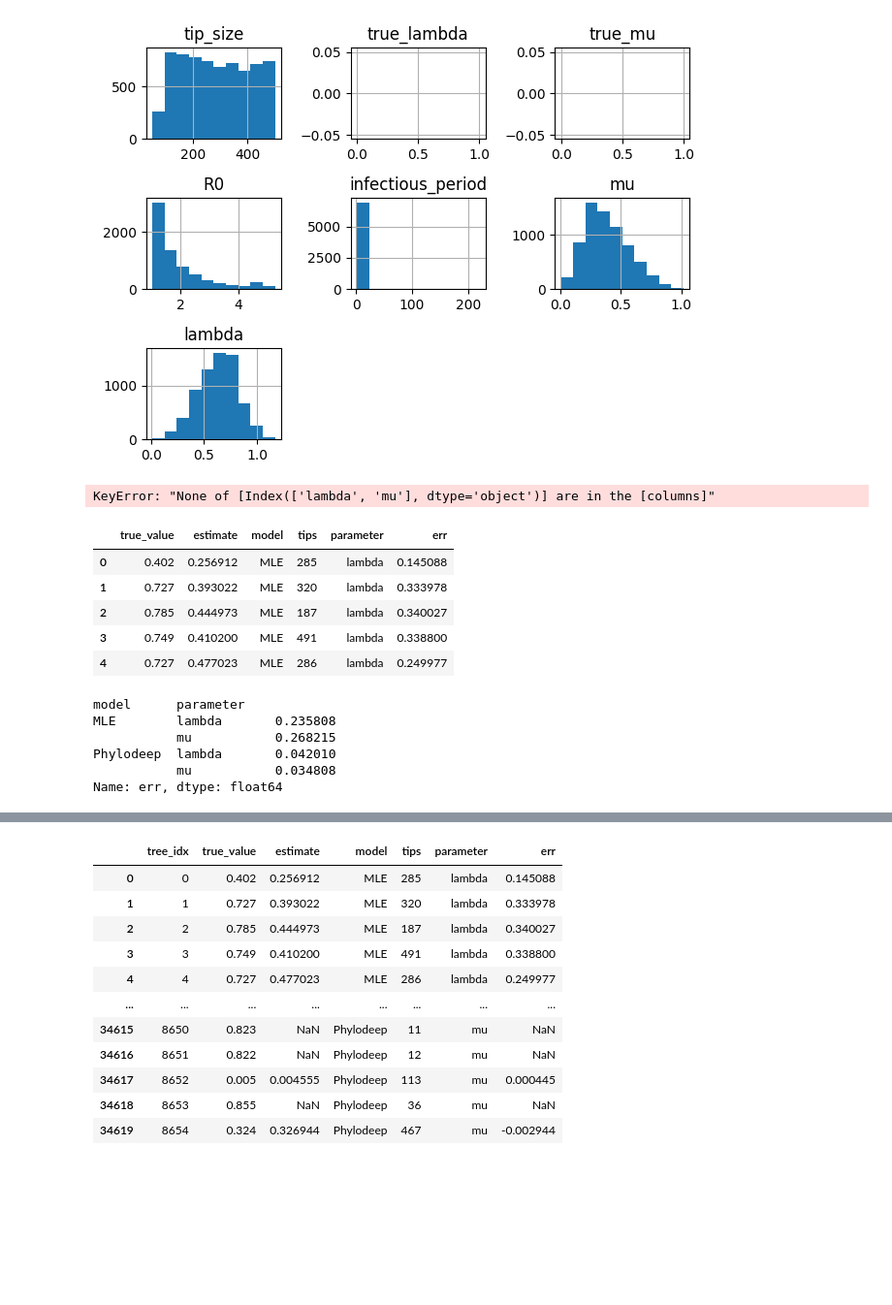
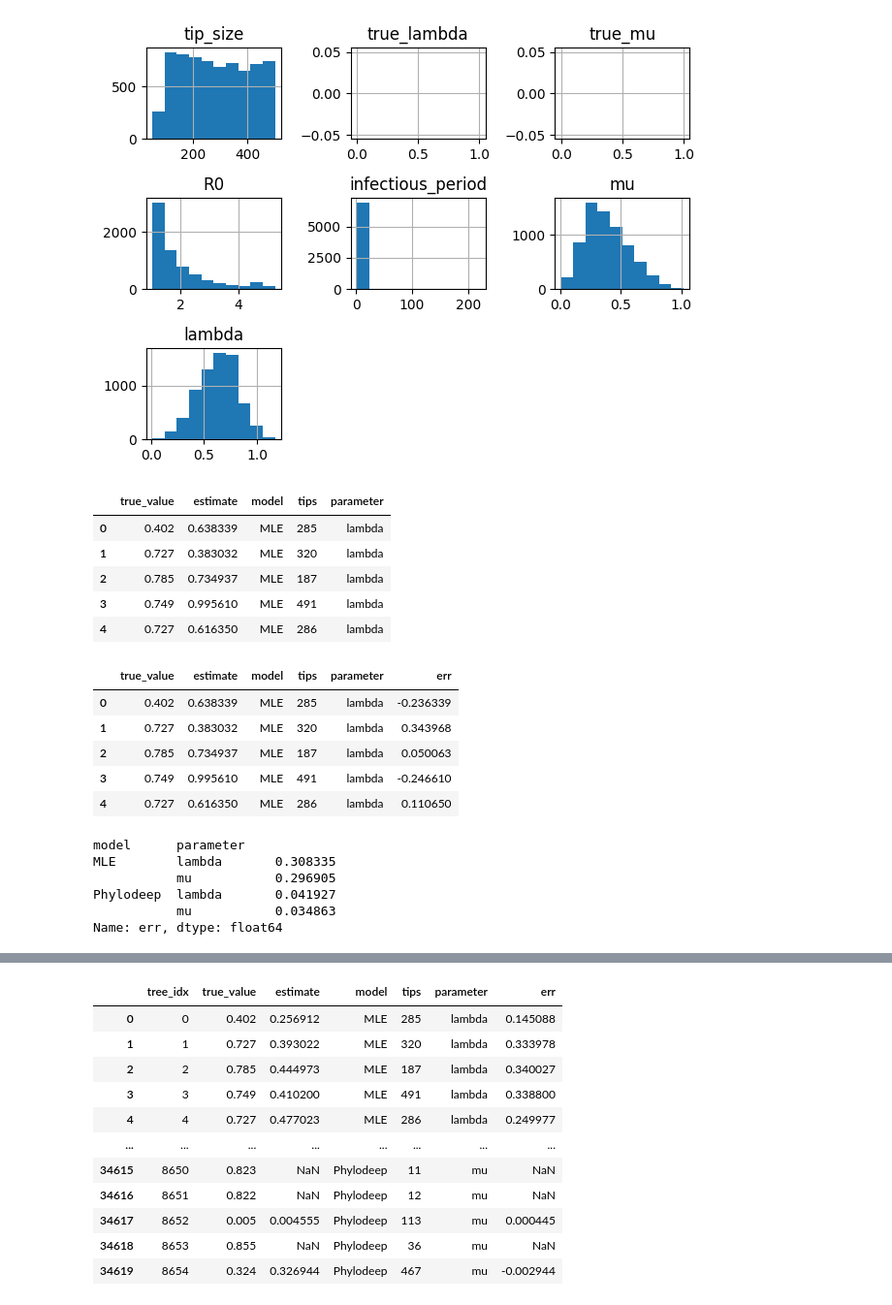
Before and after one commit to mcanearm/PhylodynamicsDL, a Jupyter notebook: method_comparison.ipynb, the cells around one changed output, grey strips where cells are left out. Shown: that part at 97% size. Drawn from its saved outputs; the diff is of its cells as text; code cells hidden in the pictures; blank space fills up the shorter version.

```diff
--- a/method_comparison.ipynb
+++ b/method_comparison.ipynb
@@ -51,37 +51,42 @@ plt.tight_layout()
 # %%
 true_params = all_params[["R", "la_II", "psi_I", "tips"]].rename(columns={"R": "R_naught", "la_II": "lambda_true", "psi_I": "mu_true"})
 
 model_comparison_mle = pd.merge(
     true_params,
-    mle_estimates[["lambda", "mu"]],
+    mle_estimates[["mle_lambda", "mle_mu"]],
     left_index=True, right_index=True, how="outer"
-).reset_index().assign(model="MLE")
+).reset_index().assign(model="MLE").rename(columns={"mle_lambda": "lambda", "mle_mu": "mu"})
 
-# model_comparison_deep = pd.merge(
-#     true_params,
-#     deep_estimates[["lambda", "mu"]],
-#     left_index=True, right_index=True, how="outer"
-# ).reset_index().assign(model="Phylodeep")
+model_comparison_deep = pd.merge(
+    true_params,
+    deep_estimates[["lambda", "mu"]],
+    left_index=True, right_index=True, how="outer"
+).reset_index().assign(model="Phylodeep")
 
-# long_data = pd.concat([model_comparison_mle, model_comparison_deep], axis=0)
+long_data = pd.concat([model_comparison_mle, model_comparison_deep], axis=0)
 
-# lambda_compare = long_data[["lambda_true", "lambda", "model", "tips"]].rename(columns={"lambda_true": "true_value", "lambda": "estimate"}).assign(parameter="lambda")
-# mu_compare = long_data[["mu_true", "mu", "model", "tips"]].rename(columns={"mu_true": "true_value", "mu": "estimate"}).assign(parameter="mu")
+lambda_compare = long_data[["lambda_true", "lambda", "model", "tips"]].rename(columns={"lambda_true": "true_value", "lambda": "estimate"}).assign(parameter="lambda")
+mu_compare = long_data[["mu_true", "mu", "model", "tips"]].rename(columns={"mu_true": "true_value", "mu": "estimate"}).assign(parameter="mu")
 
-# long_data = pd.concat([lambda_compare, mu_compare], axis=0)
-# long_data.head()
+long_data = pd.concat([lambda_compare, mu_compare], axis=0)
+long_data.head()
 # %% [output]
-KeyError: "None of [Index(['lambda', 'mu'], dtype='object')] are in the [columns]"
+|  | true_value | estimate | model | tips | parameter |
+| 0 | 0.402 | 0.638339 | MLE | 285 | lambda |
+| 1 | 0.727 | 0.383032 | MLE | 320 | lambda |
+| 2 | 0.785 | 0.734937 | MLE | 187 | lambda |
+| 3 | 0.749 | 0.995610 | MLE | 491 | lambda |
+| 4 | 0.727 | 0.616350 | MLE | 286 | lambda |
 # %%
 long_data["err"] = long_data["true_value"] - long_data["estimate"]
 long_data.head()
 # %% [output]
 |  | true_value | estimate | model | tips | parameter | err |
-| 0 | 0.402 | 0.256912 | MLE | 285 | lambda | 0.145088 |
-| 1 | 0.727 | 0.393022 | MLE | 320 | lambda | 0.333978 |
-| 2 | 0.785 | 0.444973 | MLE | 187 | lambda | 0.340027 |
-| 3 | 0.749 | 0.410200 | MLE | 491 | lambda | 0.338800 |
-| 4 | 0.727 | 0.477023 | MLE | 286 | lambda | 0.249977 |
+| 0 | 0.402 | 0.638339 | MLE | 285 | lambda | -0.236339 |
+| 1 | 0.727 | 0.383032 | MLE | 320 | lambda | 0.343968 |
+| 2 | 0.785 | 0.734937 | MLE | 187 | lambda | 0.050063 |
+| 3 | 0.749 | 0.995610 | MLE | 491 | lambda | -0.246610 |
+| 4 | 0.727 | 0.616350 | MLE | 286 | lambda | 0.110650 |
 # %%
 def rmse(x):
     return np.sqrt(np.mean(x**2))
@@ -102,10 +107,10 @@ def boot_rmse_std(*args, **kwargs):
 long_data.dropna().groupby(["model", "parameter"])["err"].apply(boot_rmse_mean)
 # %% [output]
 model      parameter
-MLE        lambda       0.235808
-           mu           0.268215
-Phylodeep  lambda       0.042010
-           mu           0.034808
+MLE        lambda       0.308335
+           mu           0.296905
+Phylodeep  lambda       0.041927
+           mu           0.034863
 Name: err, dtype: float64
 # %%
 cmap = matplotlib.colormaps["Dark2"]
```
Also changed, not shown: parts of 5 cells of this notebook, 3 other files.
